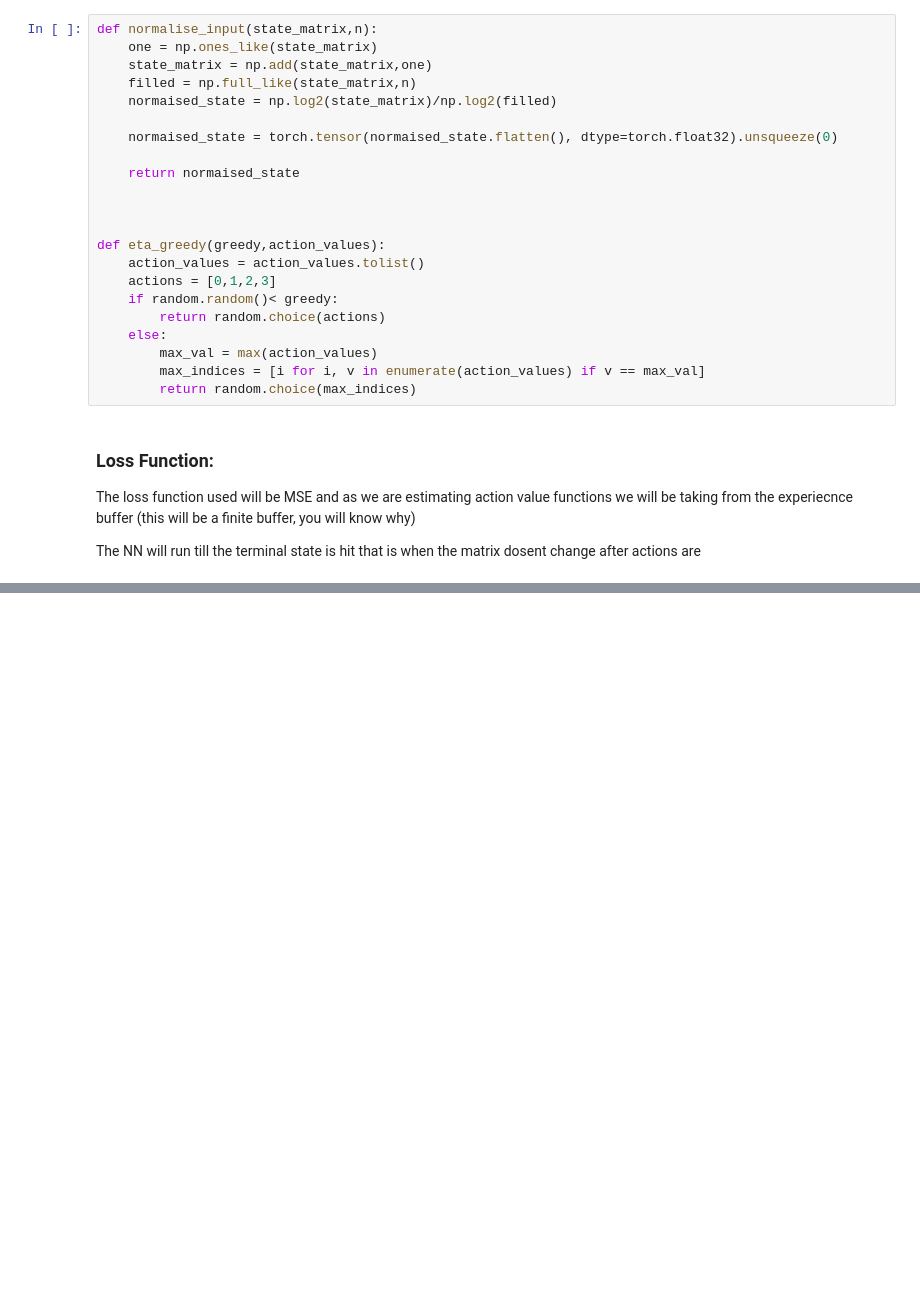
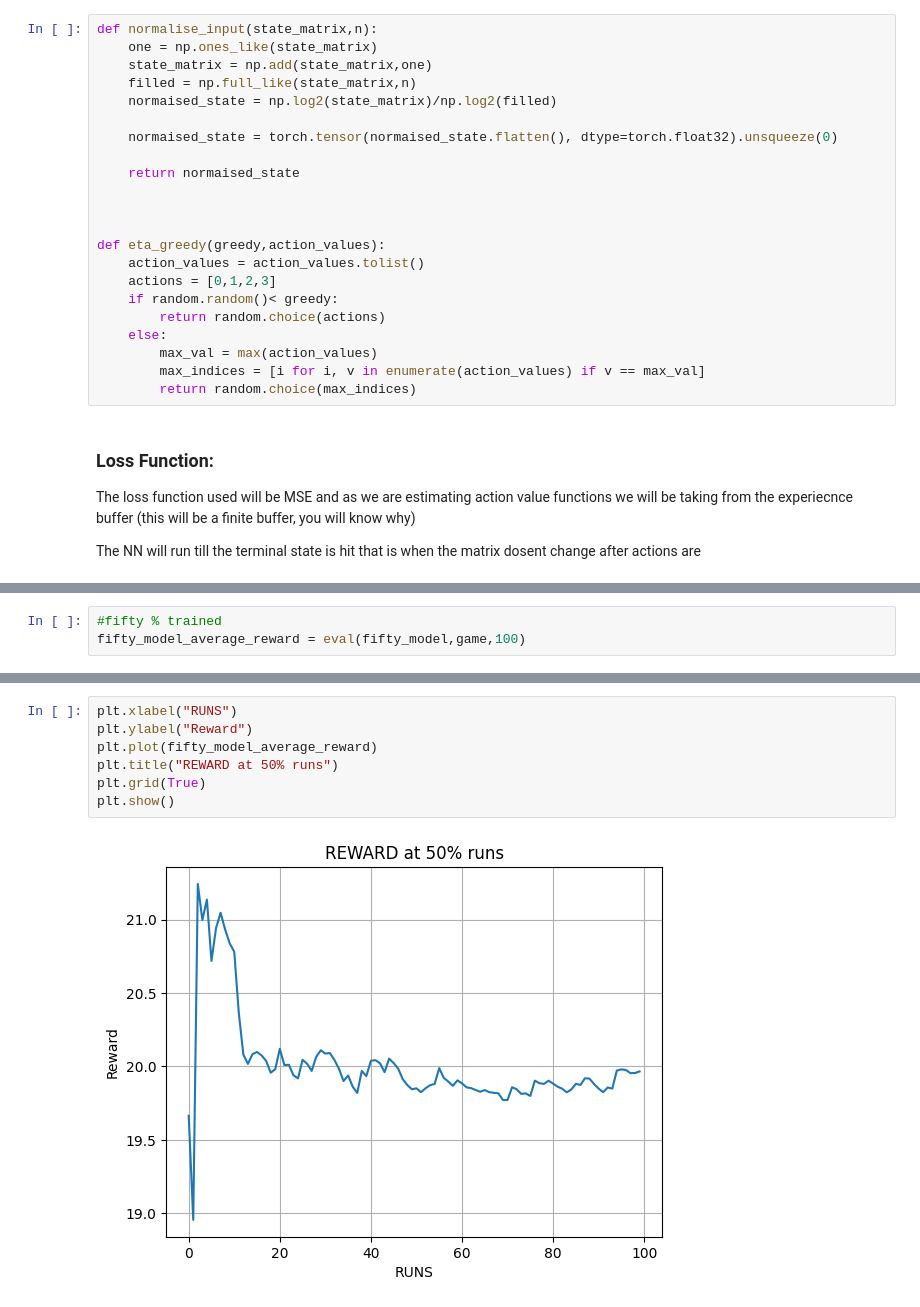
Before and after one commit to chiragraokv/Reinforcement_Learning, a Jupyter notebook: 2048_DQN/numeric_dqn.ipynb, the cells around one changed output, grey strips where cells are left out. Saved outputs shown, nothing was run; the diff lists cells and outputs as text; blank space fills up the shorter version.

```diff
--- a/2048_DQN/numeric_dqn.ipynb
+++ b/2048_DQN/numeric_dqn.ipynb
@@ -347,0 +197,3 @@ plt.show()
+# %%
+#fifty % trained
+fifty_model_average_reward = eval(fifty_model,game,100)
@@ -347,0 +214,9 @@ plt.show()
+# %%
+plt.xlabel("RUNS")
+plt.ylabel("Reward")
+plt.plot(fifty_model_average_reward)
+plt.title("REWARD at 50% runs")
+plt.grid(True)
+plt.show()
+# %% [output]
+[figure, added]
```
Also changed, not shown: parts of 15 cells of this notebook.
